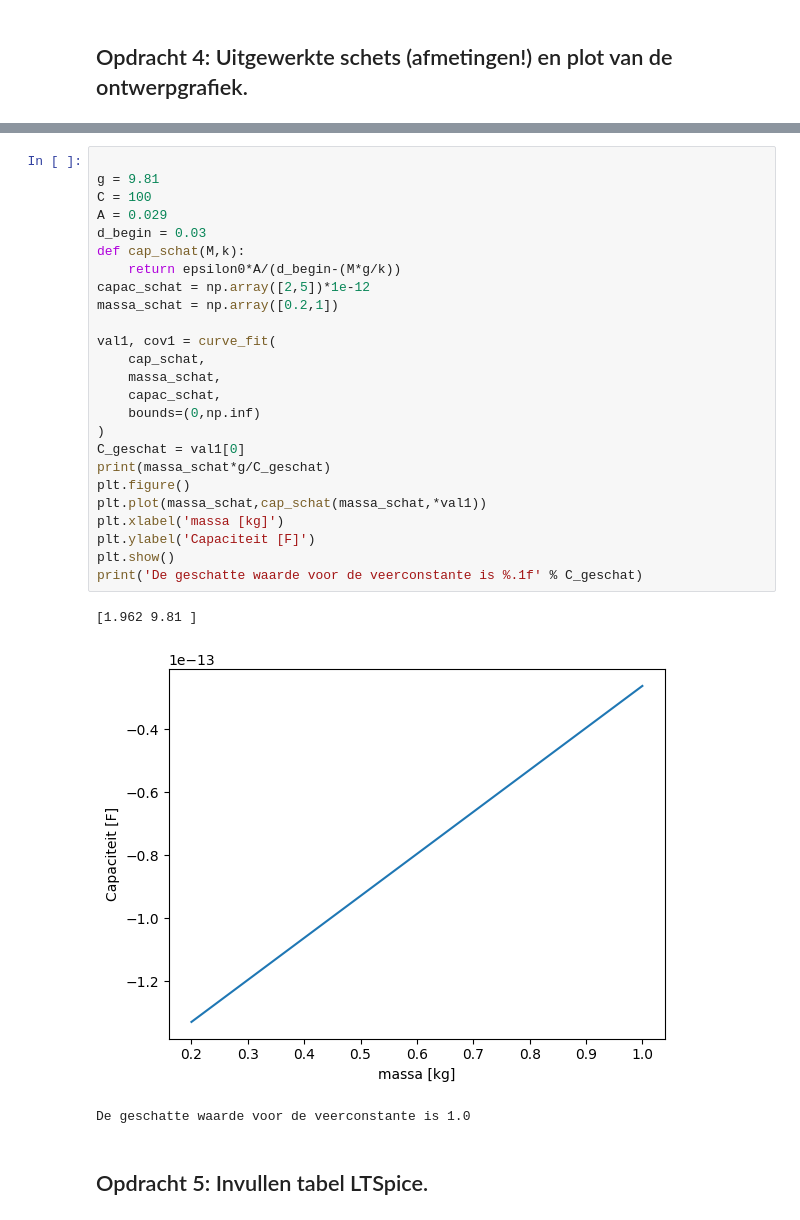
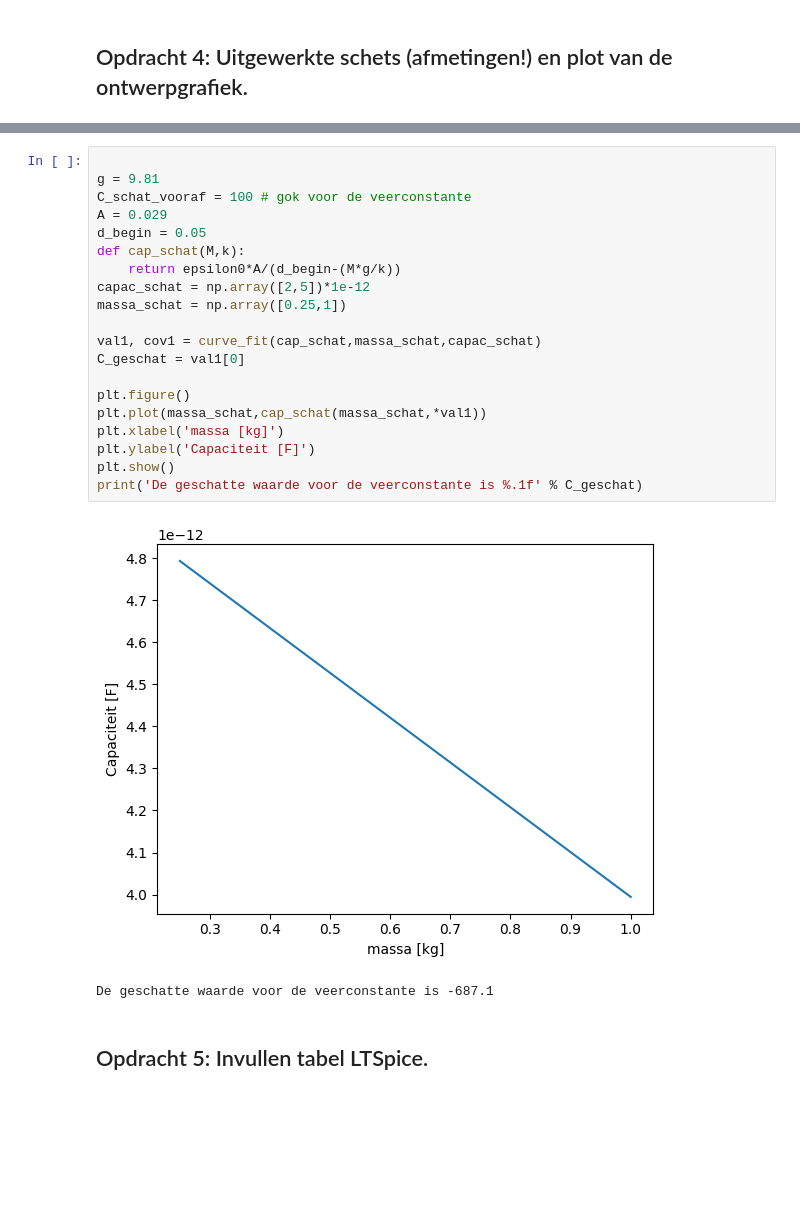
Before and after one commit to Xander1611/opdrachten-DEF-D-AB, a Jupyter notebook: FysiekeOntwerpopdrachten/2OntwerpEenSensorCondensator/DEFOntwerpopdracht2OntwerpEenSensorInvulTemplate.ipynb, the cells around one changed output, grey strips where cells are left out. Drawn from its saved outputs; the diff is of its cells as text; blank space fills up the shorter version.

```diff
--- a/FysiekeOntwerpopdrachten/2OntwerpEenSensorCondensator/DEFOntwerpopdracht2OntwerpEenSensorInvulTemplate.ipynb
+++ b/FysiekeOntwerpopdrachten/2OntwerpEenSensorCondensator/DEFOntwerpopdracht2OntwerpEenSensorInvulTemplate.ipynb
@@ -86,32 +86,26 @@ Wij gaan een sensor maken die gewicht meet. Door d te laten veranderen en te met
 # %%
 
 g = 9.81
-C = 100
+C_schat_vooraf = 100 # gok voor de veerconstante
 A = 0.029
-d_begin = 0.03
+d_begin = 0.05
 def cap_schat(M,k):
     return epsilon0*A/(d_begin-(M*g/k))
 capac_schat = np.array([2,5])*1e-12
-massa_schat = np.array([0.2,1])
+massa_schat = np.array([0.25,1])
 
-val1, cov1 = curve_fit(
-    cap_schat,
-    massa_schat,
-    capac_schat,
-    bounds=(0,np.inf)
-)
+val1, cov1 = curve_fit(cap_schat,massa_schat,capac_schat)
 C_geschat = val1[0]
-print(massa_schat*g/C_geschat)
+
 plt.figure()
 plt.plot(massa_schat,cap_schat(massa_schat,*val1))
 plt.xlabel('massa [kg]')
 plt.ylabel('Capaciteit [F]')
 plt.show()
 print('De geschatte waarde voor de veerconstante is %.1f' % C_geschat)
 # %% [output]
+[figure, new version]
-[1.962 9.81 ]
+De geschatte waarde voor de veerconstante is -687.1
-[figure, old version]
-De geschatte waarde voor de veerconstante is 1.0
 # %% [markdown]
 ## Opdracht 5: Invullen tabel LTSpice.
 # %% [markdown]
```
Also changed, not shown: parts of 1 cell of this notebook.
